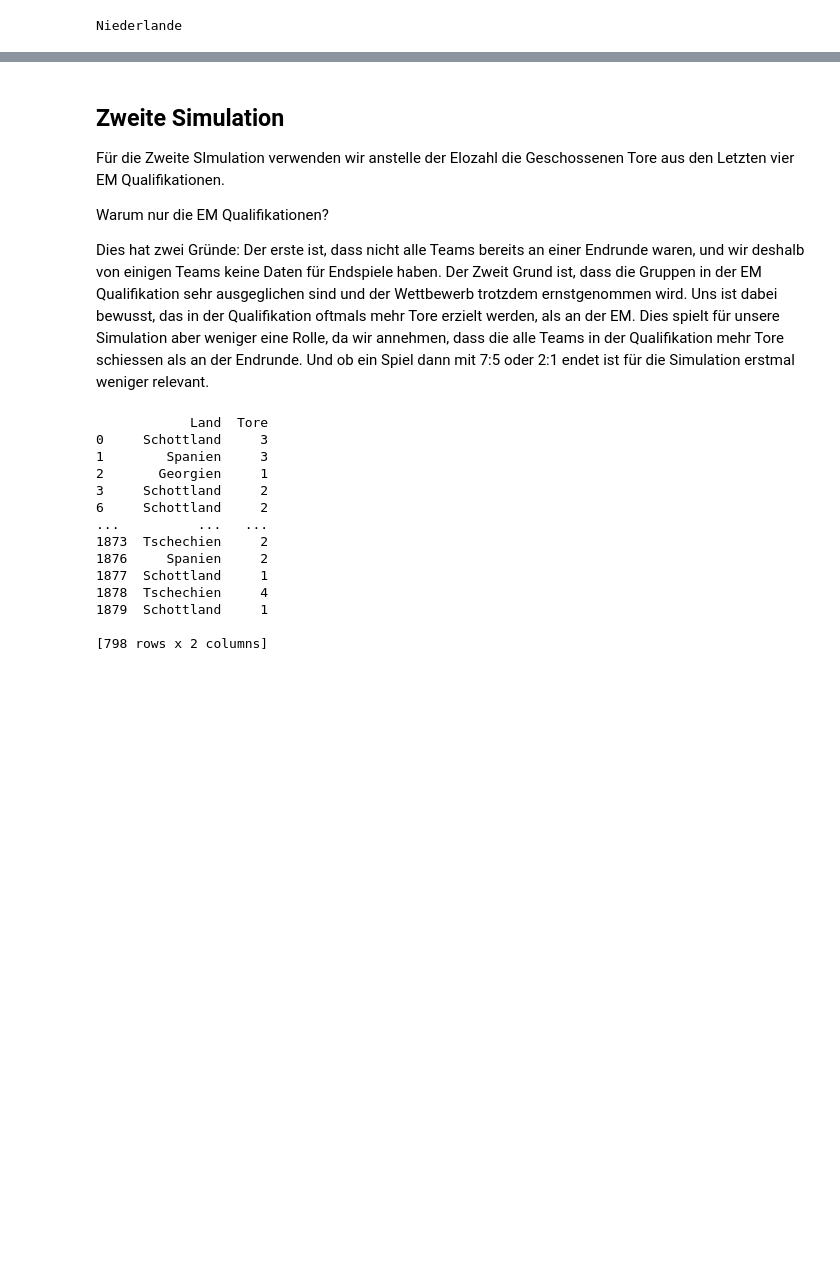
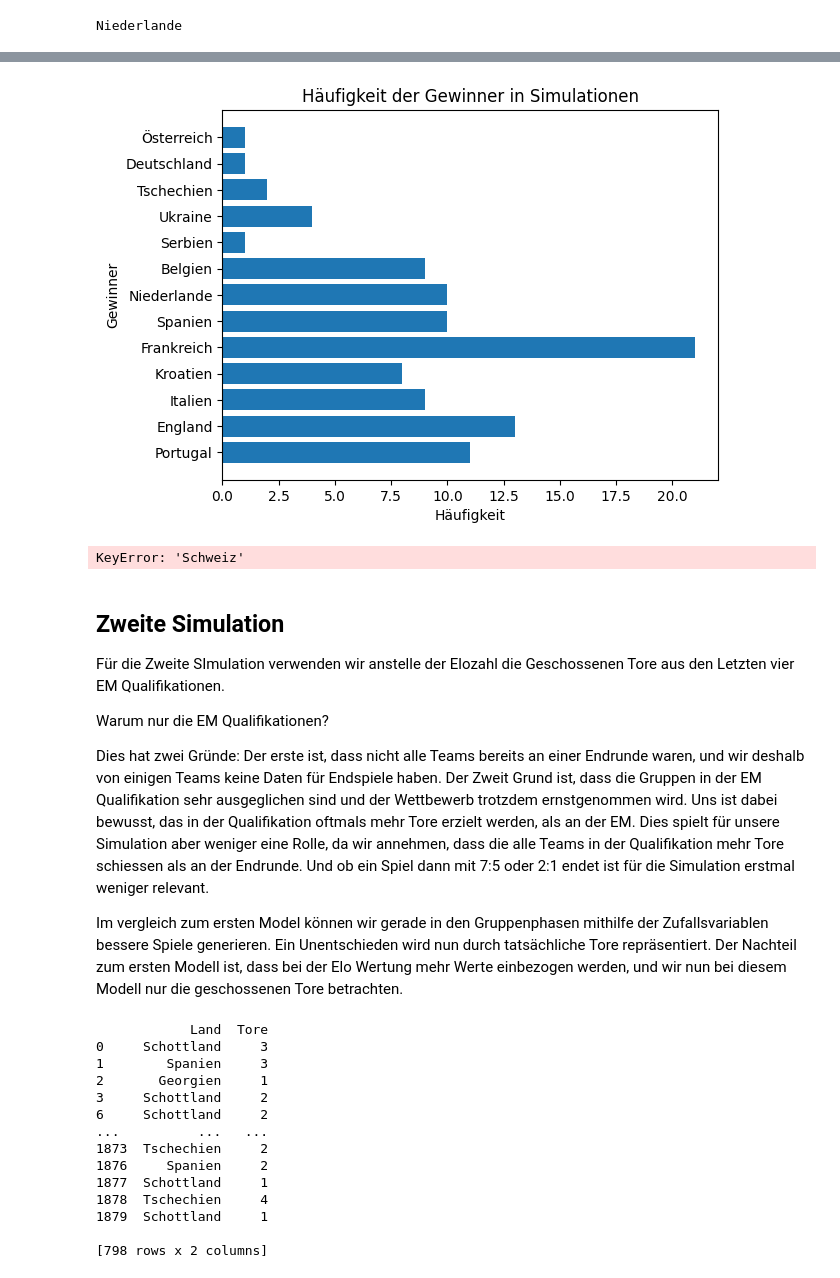
Before and after one commit to Sandra-Senn/propability_soccer_winning, a Jupyter notebook: OMC_WER.ipynb, the cells around one changed output, grey strips where cells are left out. Saved outputs shown, nothing was run; the diff lists cells and outputs as text; code cells hidden in the pictures; blank space fills up the shorter version.

```diff
--- a/OMC_WER.ipynb
+++ b/OMC_WER.ipynb
@@ -365,3 +365,16 @@ print(lst_elo)
+# %%
+plt.barh(list(lst_elo.keys()), lst_elo.values())  # Horizontaler Balkendiagramm
+plt.xlabel('Häufigkeit')
+plt.ylabel('Gewinner')
+plt.title('Häufigkeit der Gewinner in Simulationen')
+plt.show()
+# %% [output]
+[figure, added]
+# %%
+print("Chance das die Schweiz die EM gewinnt liegt bei:", lst_elo["Schweiz"]/n * 100, "%")
+print("Anzahl der Simulationen:", n)
+# %% [output]
+KeyError: 'Schweiz'
 # %% [markdown]
 ## Zweite Simulation
 
@@ -370,6 +383,8 @@ Für die Zweite SImulation verwenden wir anstelle der Elozahl die Geschossenen T
 Warum nur die EM Qualifikationen?
 
 Dies hat zwei Gründe: Der erste ist, dass nicht alle Teams bereits an einer Endrunde waren, und wir deshalb von einigen Teams keine Daten für Endspiele haben. Der Zweit Grund ist, dass die Gruppen in der EM Qualifikation sehr ausgeglichen sind und der Wettbewerb trotzdem ernstgenommen wird. Uns ist dabei bewusst, das in der Qualifikation oftmals mehr Tore erzielt werden, als an der EM. Dies spielt für unsere Simulation aber weniger eine Rolle, da wir annehmen, dass die alle Teams in der Qualifikation mehr Tore schiessen als an der Endrunde. Und ob ein Spiel dann mit 7:5 oder 2:1 endet ist für die Simulation erstmal weniger relevant.
+
+Im vergleich zum ersten Model können wir gerade in den Gruppenphasen mithilfe der Zufallsvariablen bessere Spiele generieren. Ein Unentschieden wird nun durch tatsächliche Tore repräsentiert. Der Nachteil zum ersten Modell ist, dass bei der Elo Wertung mehr Werte einbezogen werden, und wir nun bei diesem Modell nur die geschossenen Tore betrachten.
 # %%
 data_goals_23 = pd.read_excel("./data/EM quali 22 23.xlsx", header=None, names=["Land", "Tore"])
 data_goals_19 = pd.read_excel("./data/EM quali 18 19.xlsx", header=None, names=["Land", "Tore"])
```
Also changed, not shown: parts of 15 cells of this notebook, 1 other file.
